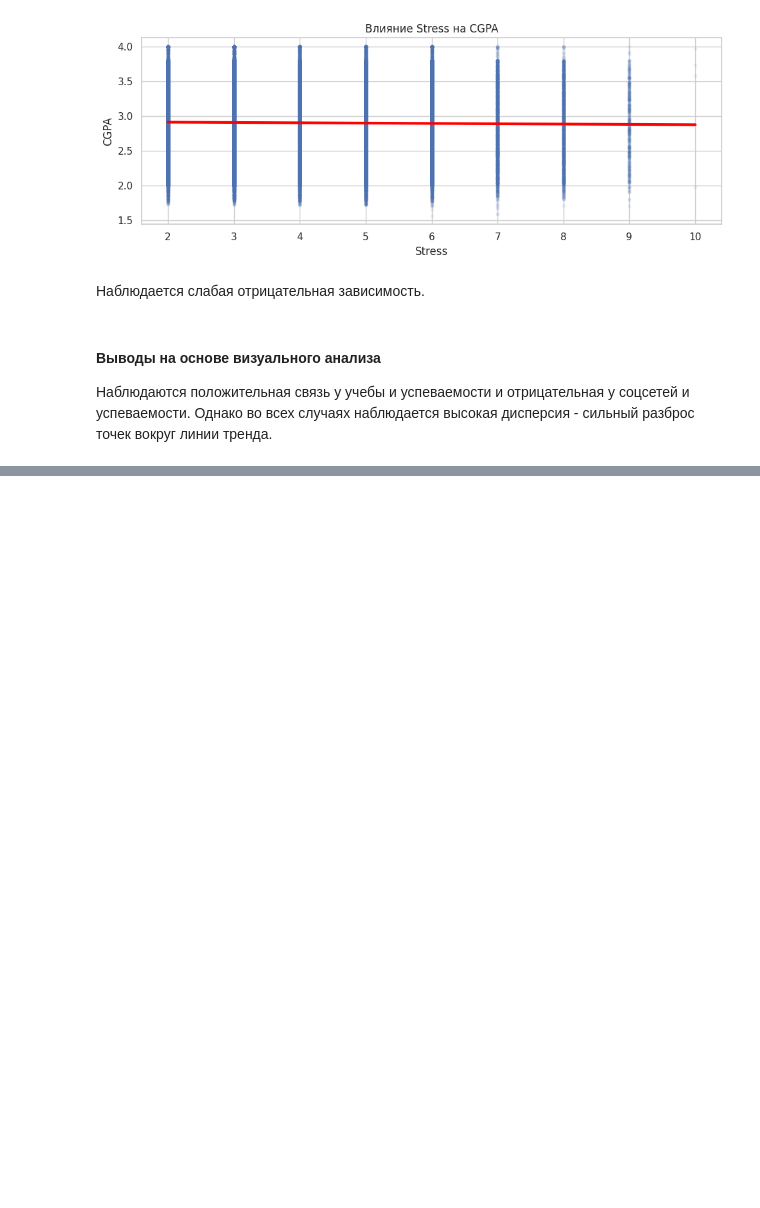
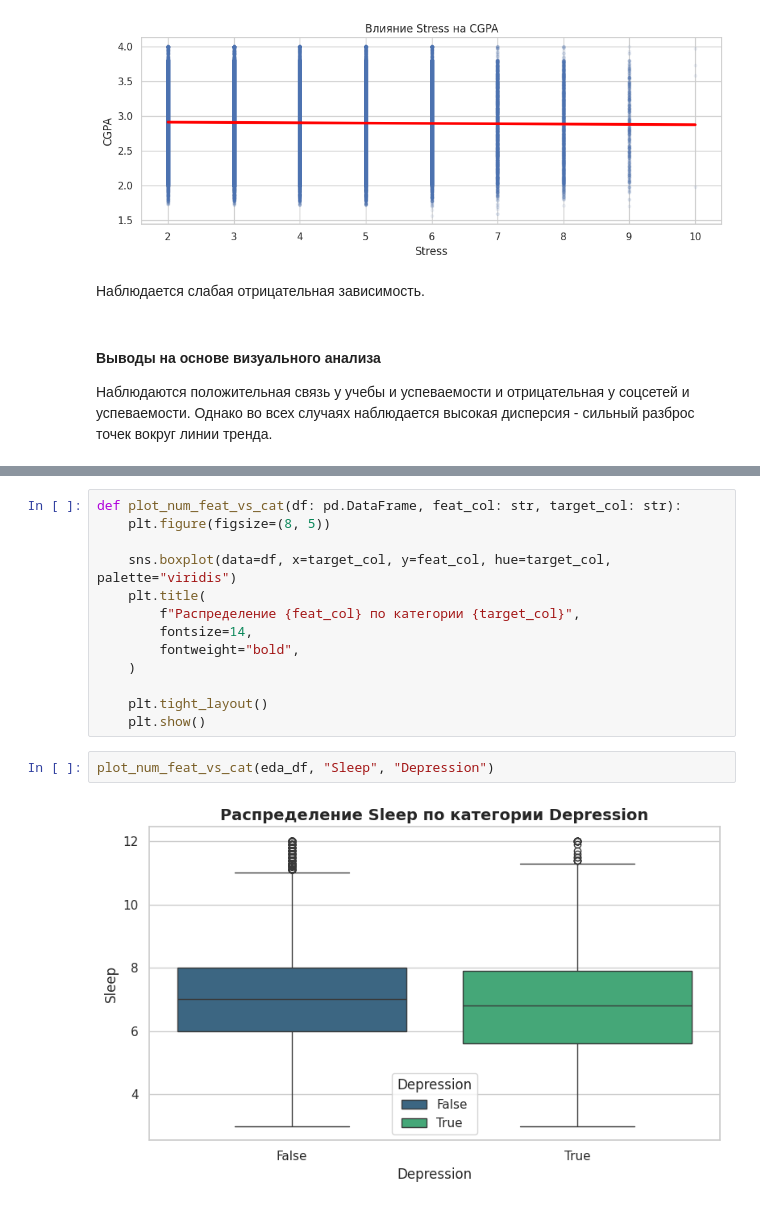
Before and after one commit to programx-dev/data-science-frameworks-sem2, a Jupyter notebook: main.ipynb, the cells around one changed output, grey strips where cells are left out. Saved outputs shown, nothing was run; the diff lists cells and outputs as text; blank space fills up the shorter version.

```diff
--- a/main.ipynb
+++ b/main.ipynb
@@ -502,0 +542,17 @@ plot_num_feat_vs_target(eda_df["Stress"], eda_df["CGPA"])
+# %%
+def plot_num_feat_vs_cat(df: pd.DataFrame, feat_col: str, target_col: str):
+    plt.figure(figsize=(8, 5))
+
+    sns.boxplot(data=df, x=target_col, y=feat_col, hue=target_col, palette="viridis")
+    plt.title(
+        f"Распределение {feat_col} по категории {target_col}",
+        fontsize=14,
+        fontweight="bold",
+    )
+
+    plt.tight_layout()
+    plt.show()
+# %%
+plot_num_feat_vs_cat(eda_df, "Sleep", "Depression")
+# %% [output]
+[figure, added]
```
Also changed, not shown: parts of 35 cells of this notebook.
